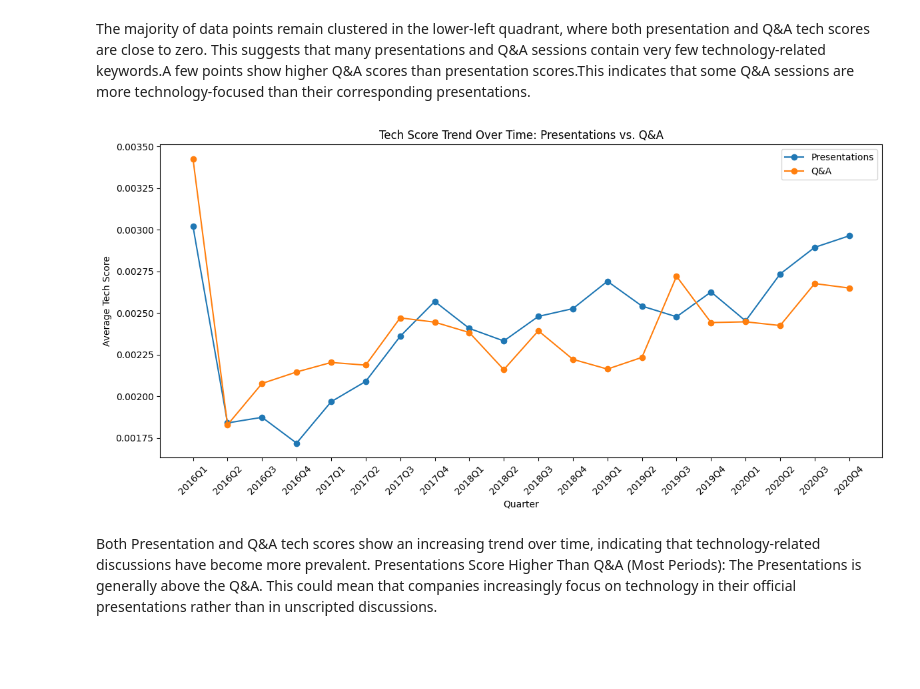
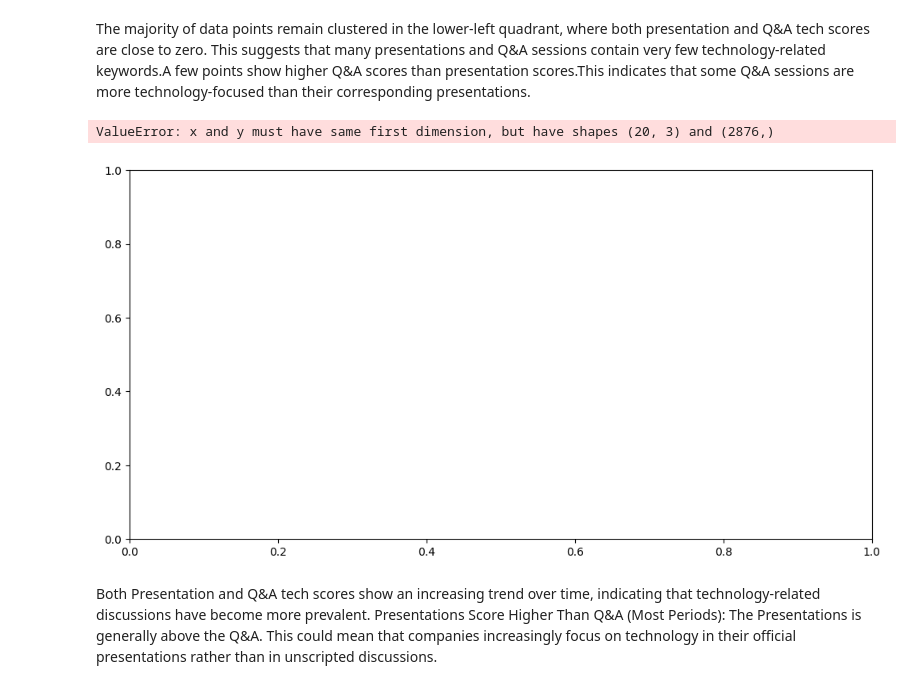
Before and after one commit to Arame-create/NLP-for-Finance, a Jupyter notebook: NLP_coursework.ipynb, the cells around one changed output. Drawn from its saved outputs; the diff is of its cells as text; code cells hidden in the pictures; blank space fills up the shorter version.

```diff
--- a/NLP_coursework.ipynb
+++ b/NLP_coursework.ipynb
@@ -534,17 +534,18 @@ The majority of data points remain clustered in the lower-left quadrant, where b
 This suggests that many presentations and Q&A sessions contain very few technology-related keywords.A few points show higher Q&A scores than presentation scores.This indicates that some Q&A sessions are more technology-focused than their corresponding presentations.
 # %%
 plt.figure(figsize=(12,6))
-plt.plot(agg_pres['quarter_str'], agg_pres['tech_score'], marker='o', label='Presentations')
+plt.plot(agg_quarter, Pres['tech_score'], marker='o', label='Presentations')
 plt.plot(agg_qa['quarter_str'], agg_qa['tech_score_qa'], marker='o', label='Q&A')
 plt.xticks(rotation=45)
 plt.xlabel("Quarter")
 plt.ylabel("Average Tech Score")
 plt.title("Tech Score Trend Over Time: Presentations vs. Q&A")
 plt.legend()
 plt.tight_layout()
 plt.show()
 # %% [output]
+ValueError: x and y must have same first dimension, but have shapes (20, 3) and (2876,)
-[figure, old version]
+[figure, new version]
 # %% [markdown]
 Both Presentation and Q&A tech scores show an increasing trend over time, indicating that technology-related discussions have become more prevalent.
 Presentations Score Higher Than Q&A (Most Periods):
```
Also changed, not shown: parts of 9 cells of this notebook.
